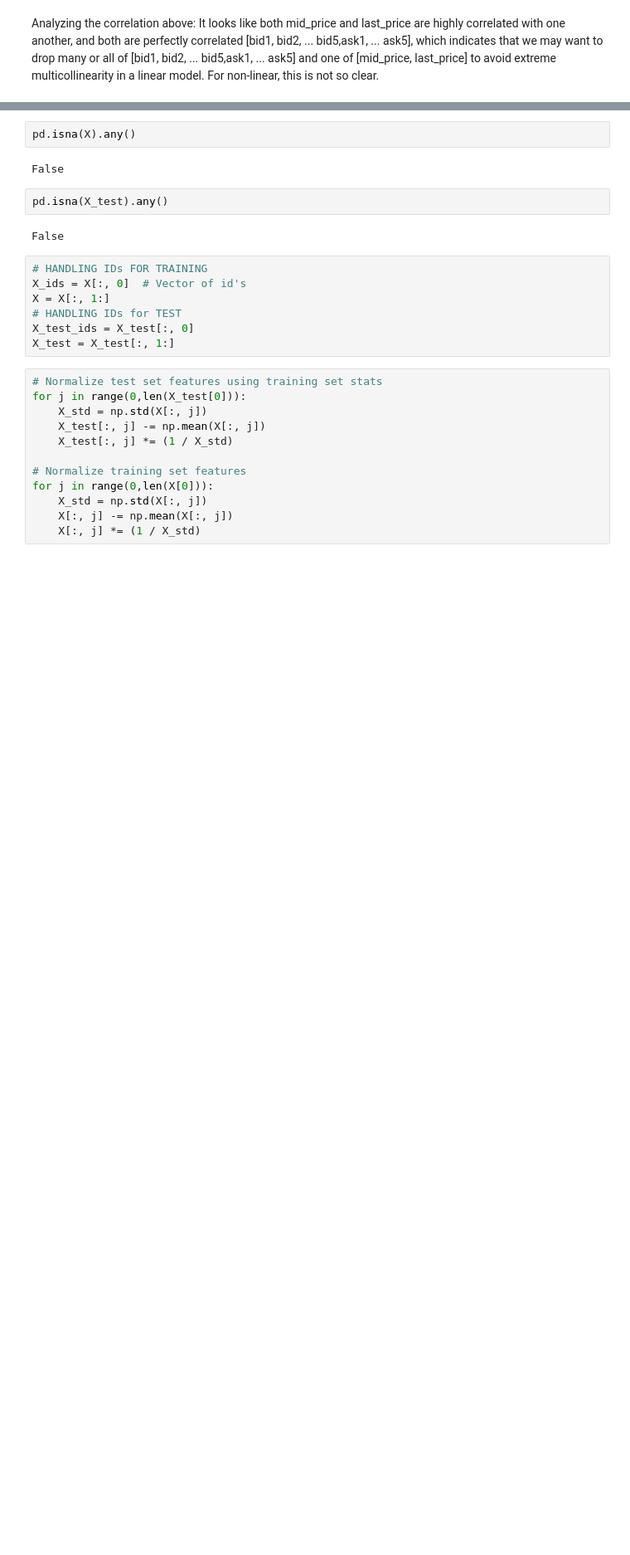
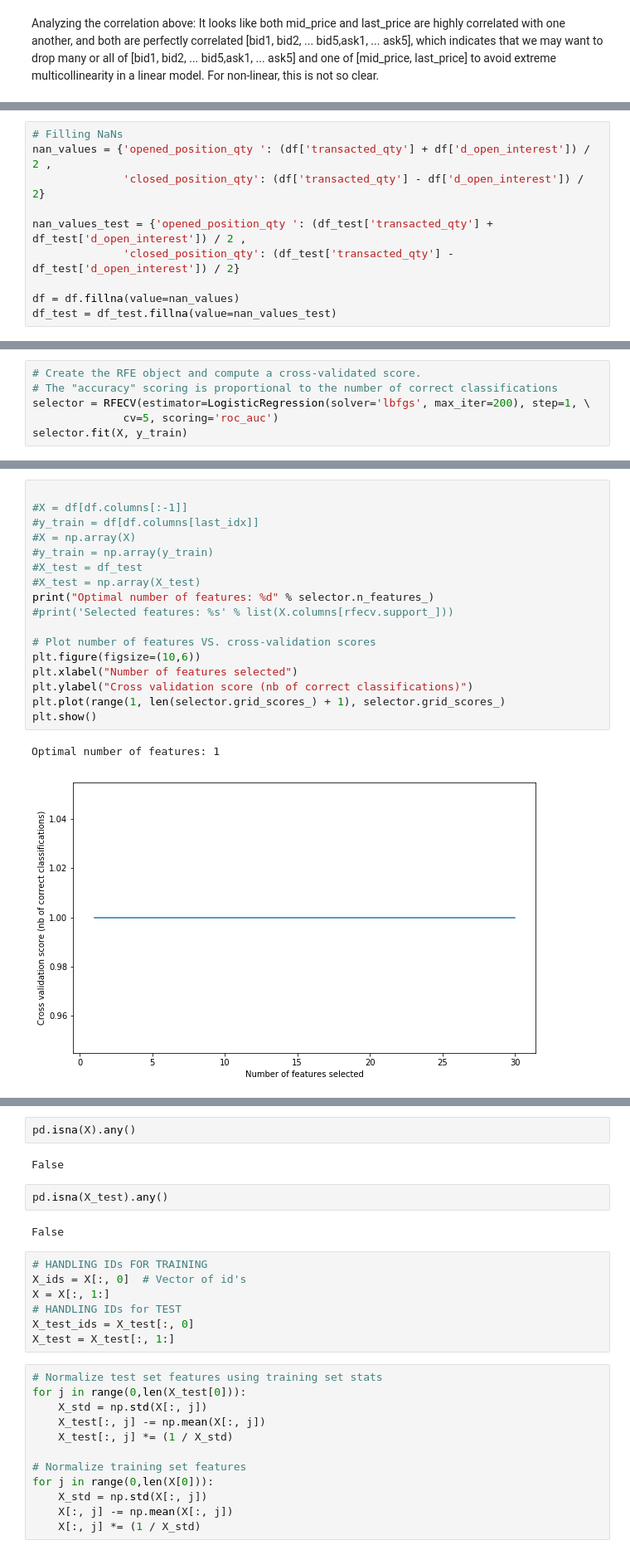
Before and after one commit to betzcats/cs155project1, a Jupyter notebook: MayaCode.ipynb, the cells around one changed output, grey strips where cells are left out. Shown: that part at 83% size. Cells and saved outputs as stored; diff of their text form; blank space fills up the shorter version.

```diff
--- a/MayaCode.ipynb
+++ b/MayaCode.ipynb
@@ -66,0 +111,10 @@ to avoid extreme multicollinearity in a linear model. For non-linear, this is no
+# %%
+# Filling NaNs
+nan_values = {'opened_position_qty ': (df['transacted_qty'] + df['d_open_interest']) / 2 ,
+              'closed_position_qty': (df['transacted_qty'] - df['d_open_interest']) / 2}
+
+nan_values_test = {'opened_position_qty ': (df_test['transacted_qty'] + df_test['d_open_interest']) / 2 ,
+              'closed_position_qty': (df_test['transacted_qty'] - df_test['d_open_interest']) / 2}
+
+df = df.fillna(value=nan_values)
+df_test = df_test.fillna(value=nan_values_test)
@@ -66,0 +155,6 @@ to avoid extreme multicollinearity in a linear model. For non-linear, this is no
+# %%
+# Create the RFE object and compute a cross-validated score.
+# The "accuracy" scoring is proportional to the number of correct classifications
+selector = RFECV(estimator=LogisticRegression(solver='lbfgs', max_iter=200), step=1, \
+              cv=5, scoring='roc_auc')
+selector.fit(X, y_train)
@@ -67,3 +181,23 @@ to avoid extreme multicollinearity in a linear model. For non-linear, this is no
+# %%
+
+#X = df[df.columns[:-1]]
+#y_train = df[df.columns[last_idx]]
+#X = np.array(X)
+#y_train = np.array(y_train)
+#X_test = df_test
+#X_test = np.array(X_test)
+print("Optimal number of features: %d" % selector.n_features_)
+#print('Selected features: %s' % list(X.columns[rfecv.support_]))
+
+# Plot number of features VS. cross-validation scores
+plt.figure(figsize=(10,6))
+plt.xlabel("Number of features selected")
+plt.ylabel("Cross validation score (nb of correct classifications)")
+plt.plot(range(1, len(selector.grid_scores_) + 1), selector.grid_scores_)
+plt.show()
+# %% [output]
+Optimal number of features: 1
+[figure, added]
 # %%
 # Dropping the nuisance columns
 df.drop(columns=['closed_position_qty', 'opened_position_qty '], inplace=True)
```
Also changed, not shown: parts of 24 cells of this notebook, 2 other files.
